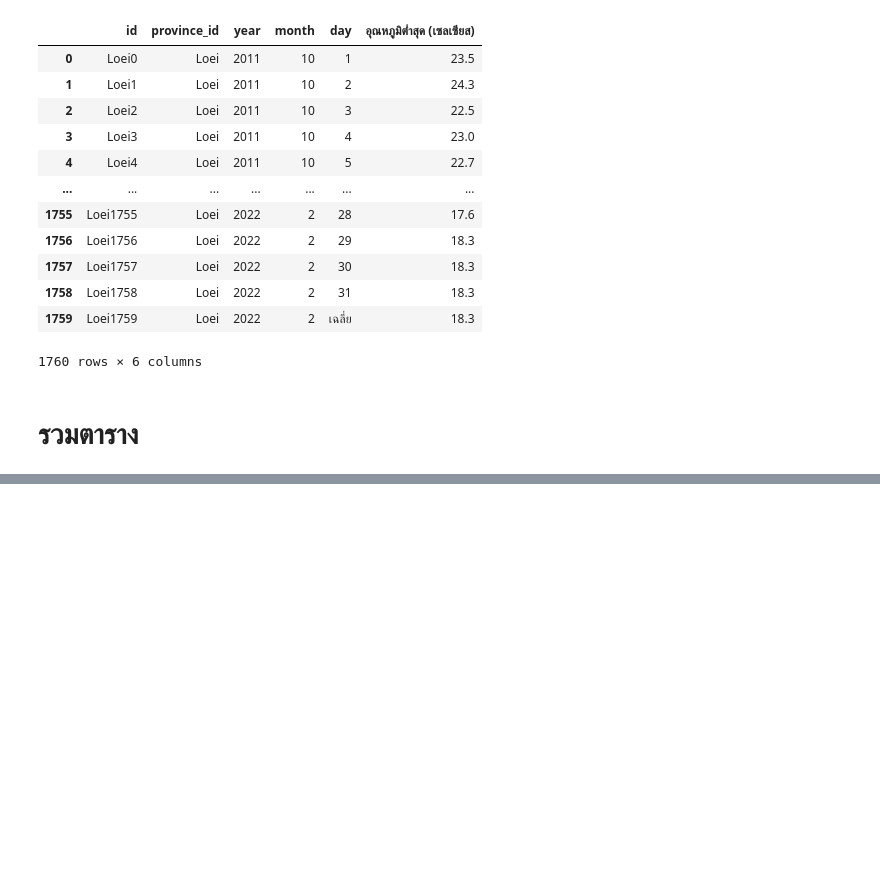
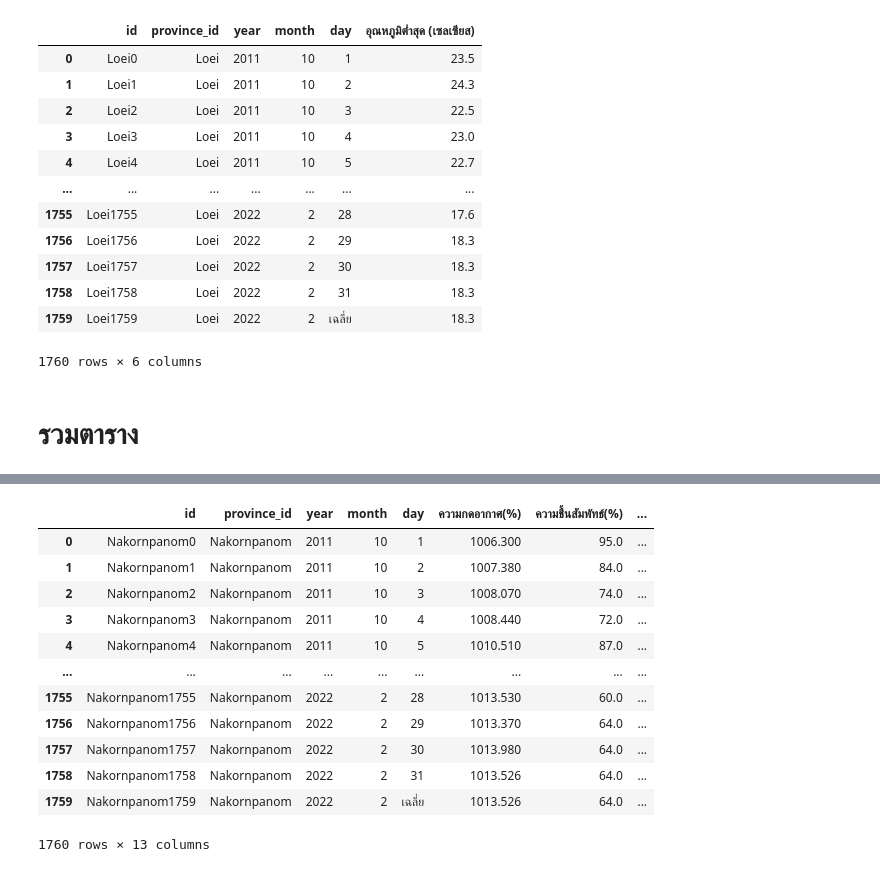
Before and after one commit to Aingon14/BSC_DPDM23, a Jupyter notebook: midterm_bscdpdm23.ipynb, the cells around one changed output, grey strips where cells are left out. Saved outputs shown, nothing was run; the diff lists cells and outputs as text; code cells hidden in the pictures; blank space fills up the shorter version.

```diff
--- a/midterm_bscdpdm23.ipynb
+++ b/midterm_bscdpdm23.ipynb
@@ -3245,0 +3278,32 @@ See the caveats in the documentation: https://pandas.pydata.org/pandas-docs/stab
+# %%
+# จ.นครพนม
+np1 = press_np_las[['id','province_id','year','month','day','ความกดอากาศ(%)']]
+np2 =  hum_np_las[['id','ความชื้นสัมพัทธ์(%)']]
+np3 =   wind_np_las[['id','ความเร็วลม (นอต)']]
+np4 =  cloud_np_las[['id','จำนวนเมฆ (10ส่วน)']]
+np5 =   dew_np_las[['id','อุณหภูมิจุดน้ำค้าง (เซลเซียส)']]
+np6 = dry_np_las[['id','อุณหภูมิตุ้มแห้ง (เซลเซียส)']]
+np7 = low_np_las[['id','อุณหภูมิต่ำสุด (เซลเซียส)']]
+np8 =   rain_np_las[['id','ปริมาณฝน (มิลลิเมตร)']]
+merged_np = pd.merge(np1, np2, how='inner')
+merged_np = pd.merge(merged_np, np3, how='inner')
+merged_np = pd.merge(merged_np, np4, how='inner')
+merged_np = pd.merge(merged_np, np5, how='inner')
+merged_np = pd.merge(merged_np, np6, how='inner')
+merged_np = pd.merge(merged_np, np7, how='inner')
+merged_np = pd.merge(merged_np,np8, how='inner')
+merged_np
+# %% [output]
+|  | id | province_id | year | month | day | ความกดอากาศ(%) | ความชื้นสัมพัทธ์(%) | ... |
+| 0 | Nakornpanom0 | Nakornpanom | 2011 | 10 | 1 | 1006.300 | 95.0 | ... |
+| 1 | Nakornpanom1 | Nakornpanom | 2011 | 10 | 2 | 1007.380 | 84.0 | ... |
+| 2 | Nakornpanom2 | Nakornpanom | 2011 | 10 | 3 | 1008.070 | 74.0 | ... |
+| 3 | Nakornpanom3 | Nakornpanom | 2011 | 10 | 4 | 1008.440 | 72.0 | ... |
+| 4 | Nakornpanom4 | Nakornpanom | 2011 | 10 | 5 | 1010.510 | 87.0 | ... |
+| ... | ... | ... | ... | ... | ... | ... | ... | ... |
+| 1755 | Nakornpanom1755 | Nakornpanom | 2022 | 2 | 28 | 1013.530 | 60.0 | ... |
+| 1756 | Nakornpanom1756 | Nakornpanom | 2022 | 2 | 29 | 1013.370 | 64.0 | ... |
+| 1757 | Nakornpanom1757 | Nakornpanom | 2022 | 2 | 30 | 1013.980 | 64.0 | ... |
+| 1758 | Nakornpanom1758 | Nakornpanom | 2022 | 2 | 31 | 1013.526 | 64.0 | ... |
+| 1759 | Nakornpanom1759 | Nakornpanom | 2022 | 2 | เฉลี่ย | 1013.526 | 64.0 | ... |
+1760 rows × 13 columns
```
Also changed, not shown: parts of 6 cells of this notebook.
